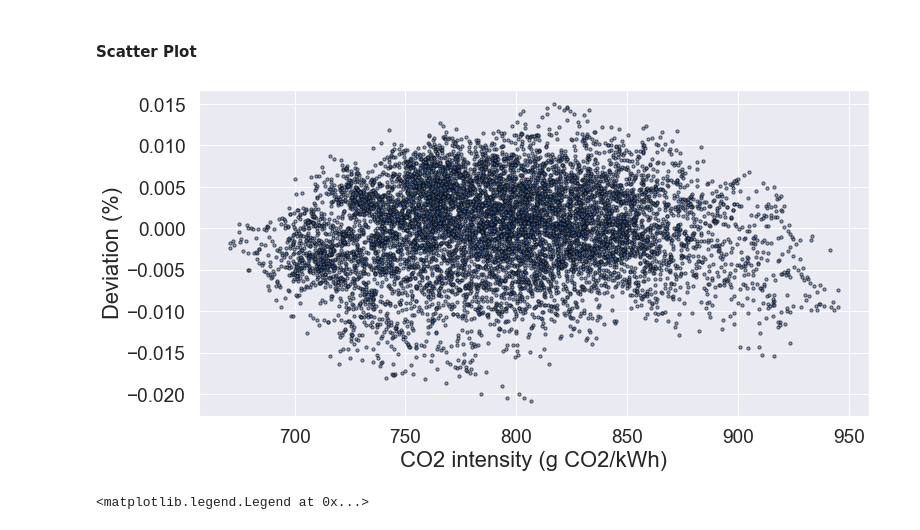
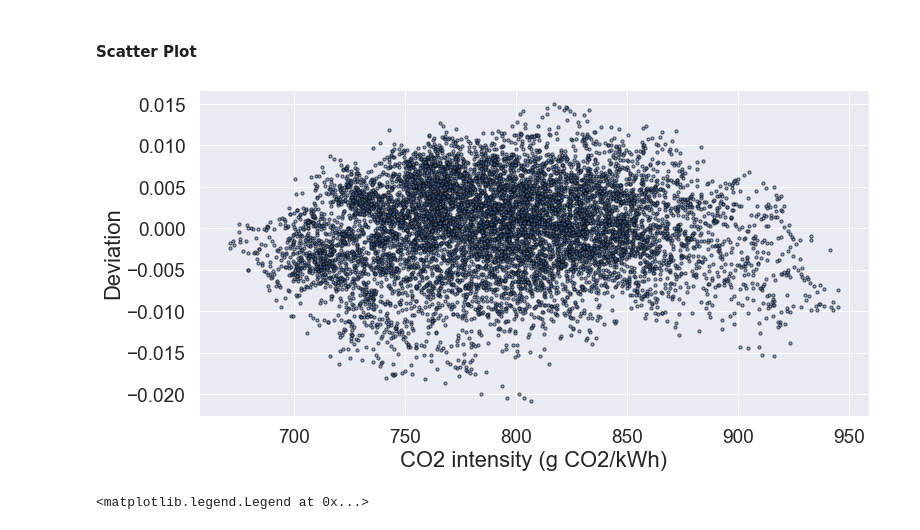
Before and after one commit to INATECH-CIG/CO2_emissions_factors, a Jupyter notebook: CO2 Signals.ipynb, the cells around one changed output. Drawn from its saved outputs; the diff is of its cells as text; code cells hidden in the pictures.

```diff
--- a/CO2 Signals.ipynb
+++ b/CO2 Signals.ipynb
@@ -322,22 +322,22 @@ Carbon_intensitiy['diff_norm_unit_vs_country'] = (Carbon_intensitiy['unit_EF'] -
 # %%
 Carbon_intensitiy
 
 fig,ax = plt.subplots(1,1)
 
 fig.set_size_inches(12,6)
 
 
 Carbon_intensitiy.plot(kind='scatter', x="tech_EF", y="diff_norm_unit_vs_tech", ax=ax, alpha=0.6, s=10, edgecolor='black', color='b')
 
-ax.set_ylabel("Deviation (%)", fontsize=22)
+ax.set_ylabel("Deviation", fontsize=22)
 ax.set_xlabel("CO2 intensity (g CO2/kWh)" , fontsize=22)
 
 ax.tick_params(axis='x',labelsize=19)
 ax.tick_params(axis='y',labelsize=19)
 
 pass
 # %% [output]
-[figure, old version]
+[figure, new version]
 # %%
 fig.savefig(os.path.join(output_directory_path + '/_CO2_intensity_deviation_tech_vs_unit.png'))
 # %%
```
Also changed, not shown: parts of 7 cells of this notebook.
